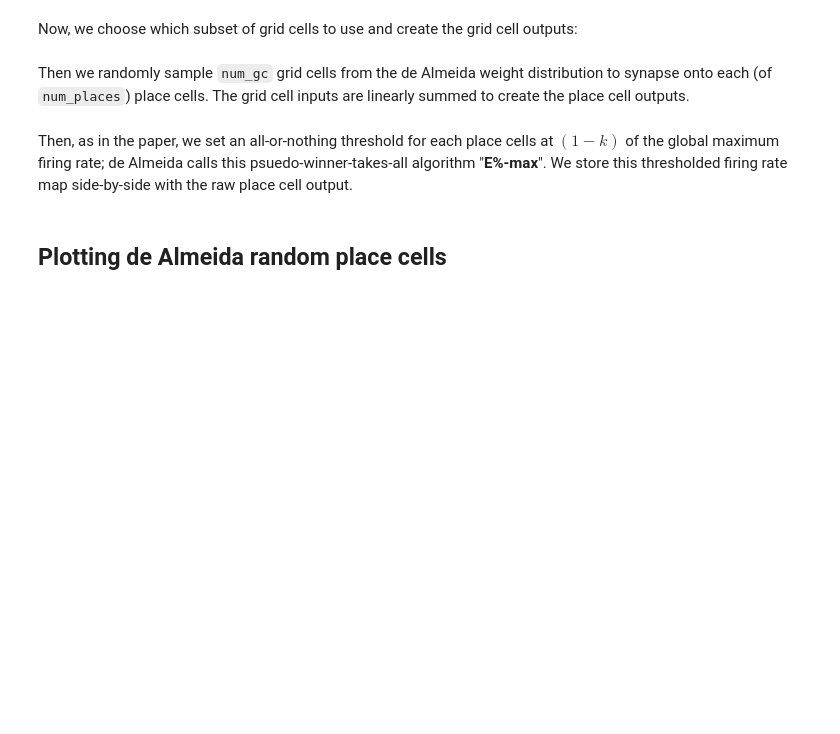
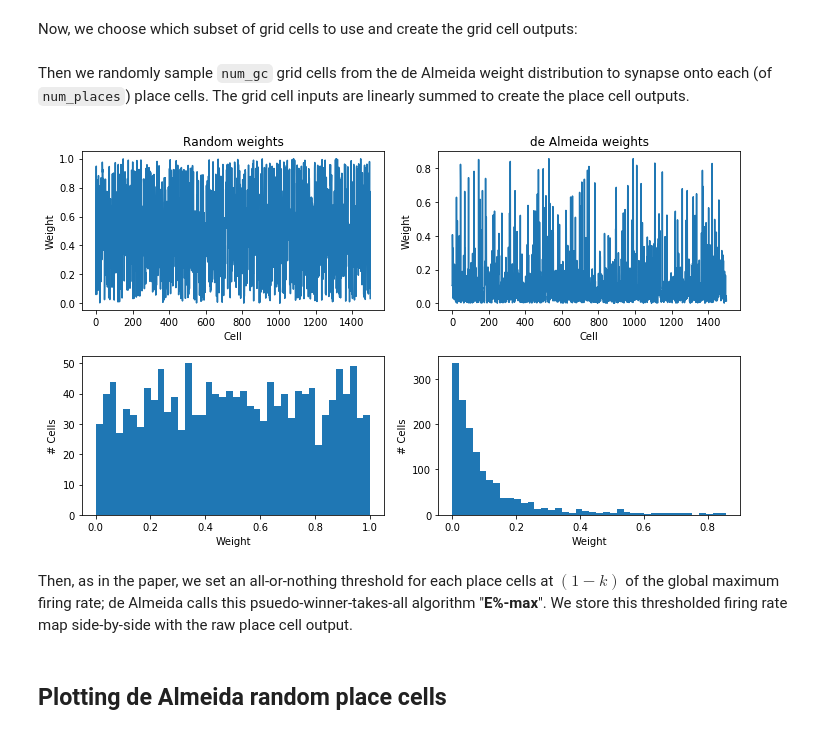
Before and after one commit to csmslab/hipposlam, a Jupyter notebook: de_almeida_PCs.ipynb, the cells around one changed output. Saved outputs shown, nothing was run; the diff lists cells and outputs as text; code cells hidden in the pictures; blank space fills up the shorter version.

Commit message:
updates to de almeida, scores, solstad, for 6/4 meeting

```diff
--- a/de_almeida_PCs.ipynb
+++ b/de_almeida_PCs.ipynb
@@ -121,3 +123,12 @@ for pc in range(num_places):
+# %%
+plt.figure(figsize=(10,6))
+plt.subplot(221); plt.plot(rand_weights); plt.xlabel('Cell'); plt.ylabel('Weight'); plt.title('Random weights')
+plt.subplot(222); plt.plot(weights); plt.xlabel('Cell'); plt.ylabel('Weight'); plt.title('de Almeida weights')
+plt.subplot(223); plt.hist(rand_weights,bins=40); plt.xlabel('Weight'); plt.ylabel('# Cells');
+plt.subplot(224); plt.hist(weights, bins=40); plt.xlabel('Weight'); plt.ylabel('# Cells');
+plt.tight_layout()
+# %% [output]
+[figure, added]
 # %% [markdown]
 Then, as in the paper, we set an all-or-nothing threshold for each place cells at $\left(1-k\right)$ of the global maximum firing rate; de Almeida calls this psuedo-winner-takes-all algorithm "**E%-max**". We store this thresholded firing rate map side-by-side with the raw place cell output.
 # %%
```
Also changed, not shown: parts of 6 cells of this notebook, 2 other files.
